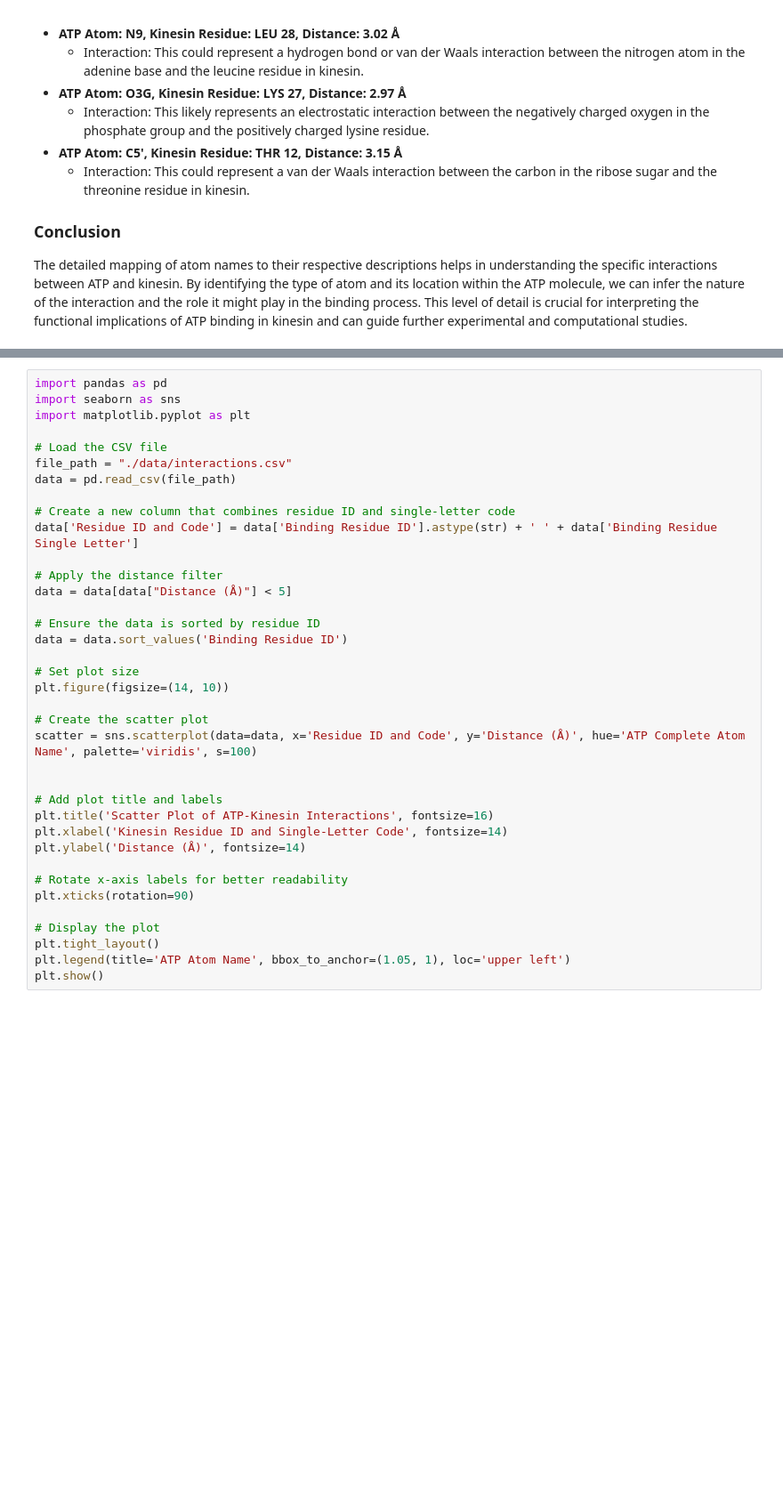
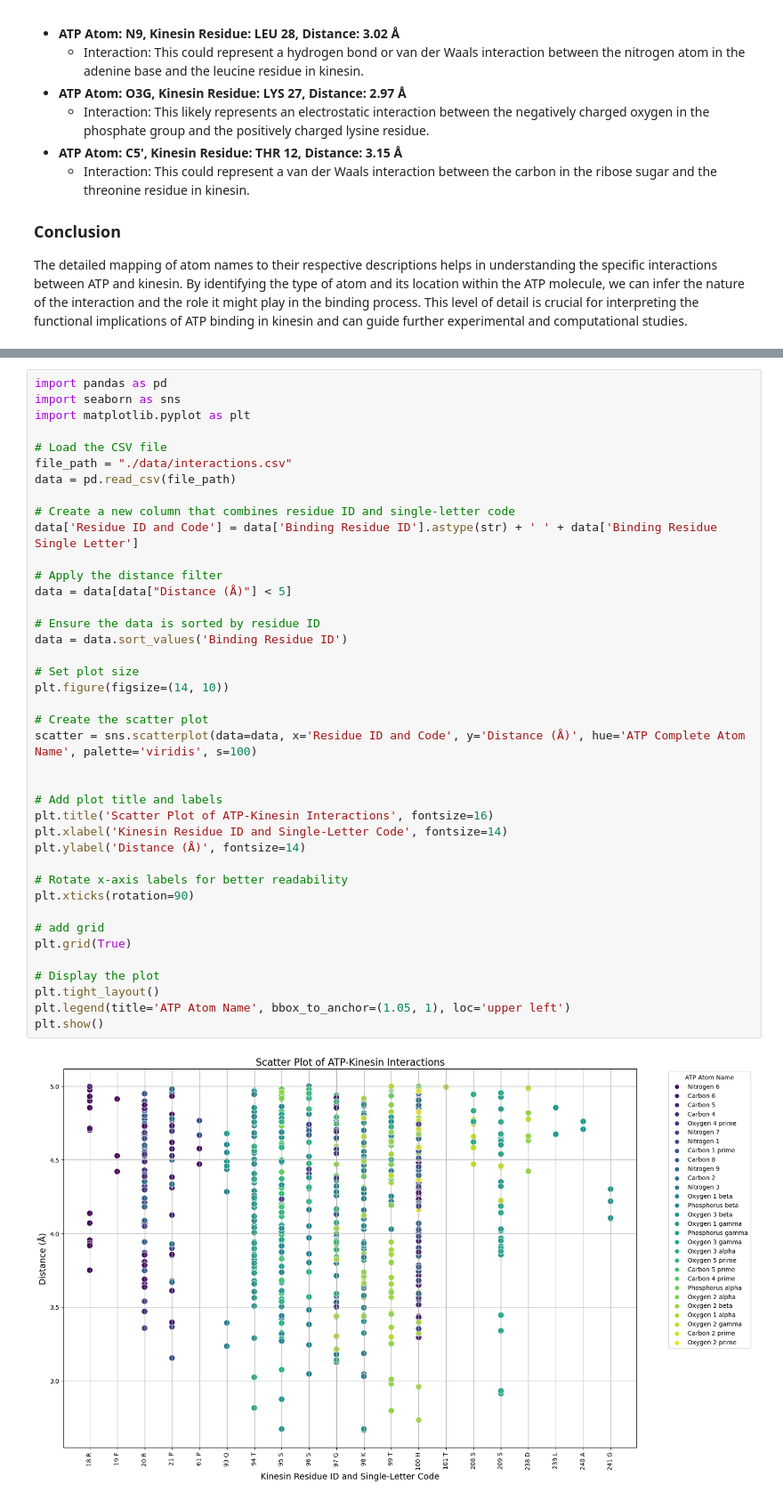
Before and after one commit to dalarios/Jazzer_surf, a Jupyter notebook: pymol-ATP_aa.ipynb, the cells around one changed output, grey strips where cells are left out. Shown at 89% size. Cells and saved outputs as stored; diff of their text form; blank space fills up the shorter version.

```diff
--- a/pymol-ATP_aa.ipynb
+++ b/pymol-ATP_aa.ipynb
@@ -163,30 +180,35 @@ file_path = "./data/interactions.csv"
 data = pd.read_csv(file_path)
 
 # Create a new column that combines residue ID and single-letter code
 data['Residue ID and Code'] = data['Binding Residue ID'].astype(str) + ' ' + data['Binding Residue Single Letter']
 
 # Apply the distance filter
 data = data[data["Distance (Å)"] < 5]
 
 # Ensure the data is sorted by residue ID
 data = data.sort_values('Binding Residue ID')
 
 # Set plot size
 plt.figure(figsize=(14, 10))
 
 # Create the scatter plot
 scatter = sns.scatterplot(data=data, x='Residue ID and Code', y='Distance (Å)', hue='ATP Complete Atom Name', palette='viridis', s=100)
 
 
 # Add plot title and labels
 plt.title('Scatter Plot of ATP-Kinesin Interactions', fontsize=16)
 plt.xlabel('Kinesin Residue ID and Single-Letter Code', fontsize=14)
 plt.ylabel('Distance (Å)', fontsize=14)
 
 # Rotate x-axis labels for better readability
 plt.xticks(rotation=90)
 
+# add grid
+plt.grid(True)
+
 # Display the plot
 plt.tight_layout()
 plt.legend(title='ATP Atom Name', bbox_to_anchor=(1.05, 1), loc='upper left')
 plt.show()
+# %% [output]
+[figure, added]
```
Also changed, not shown: parts of 3 cells of this notebook.
